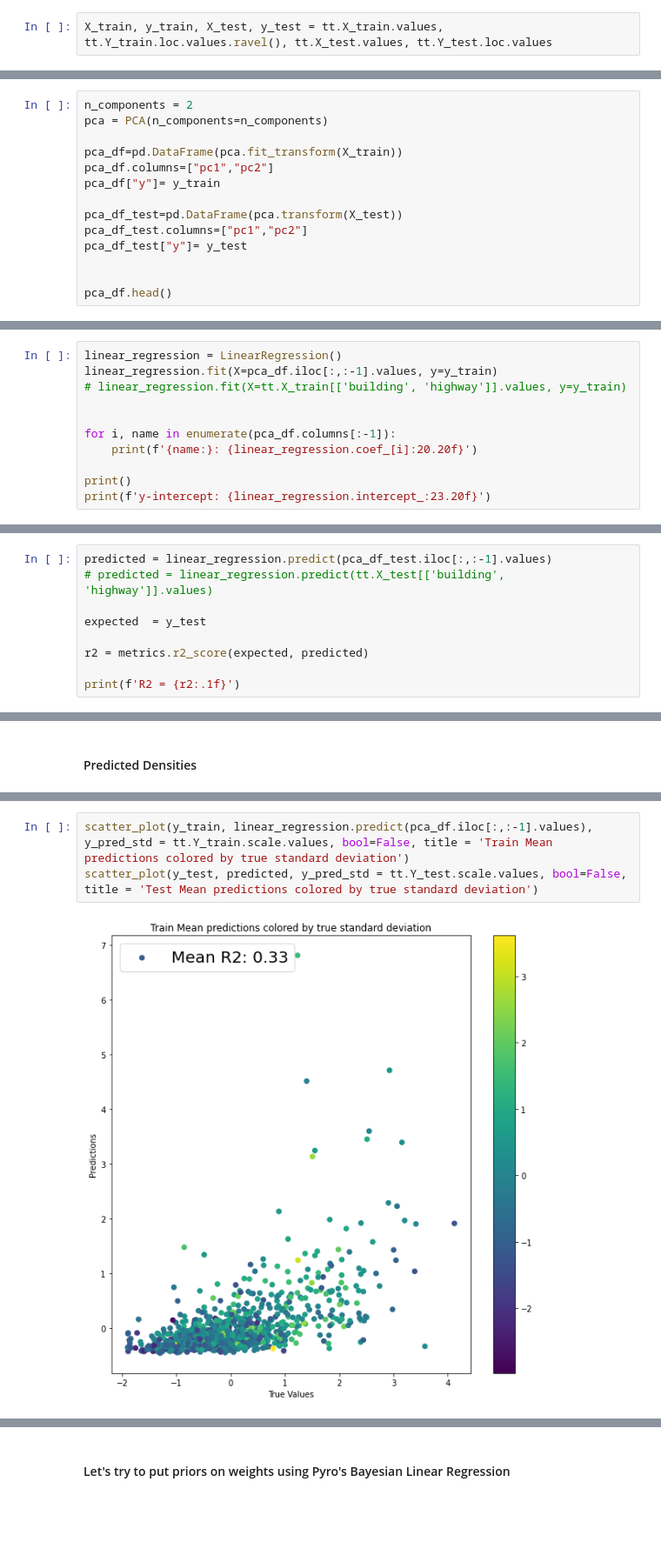
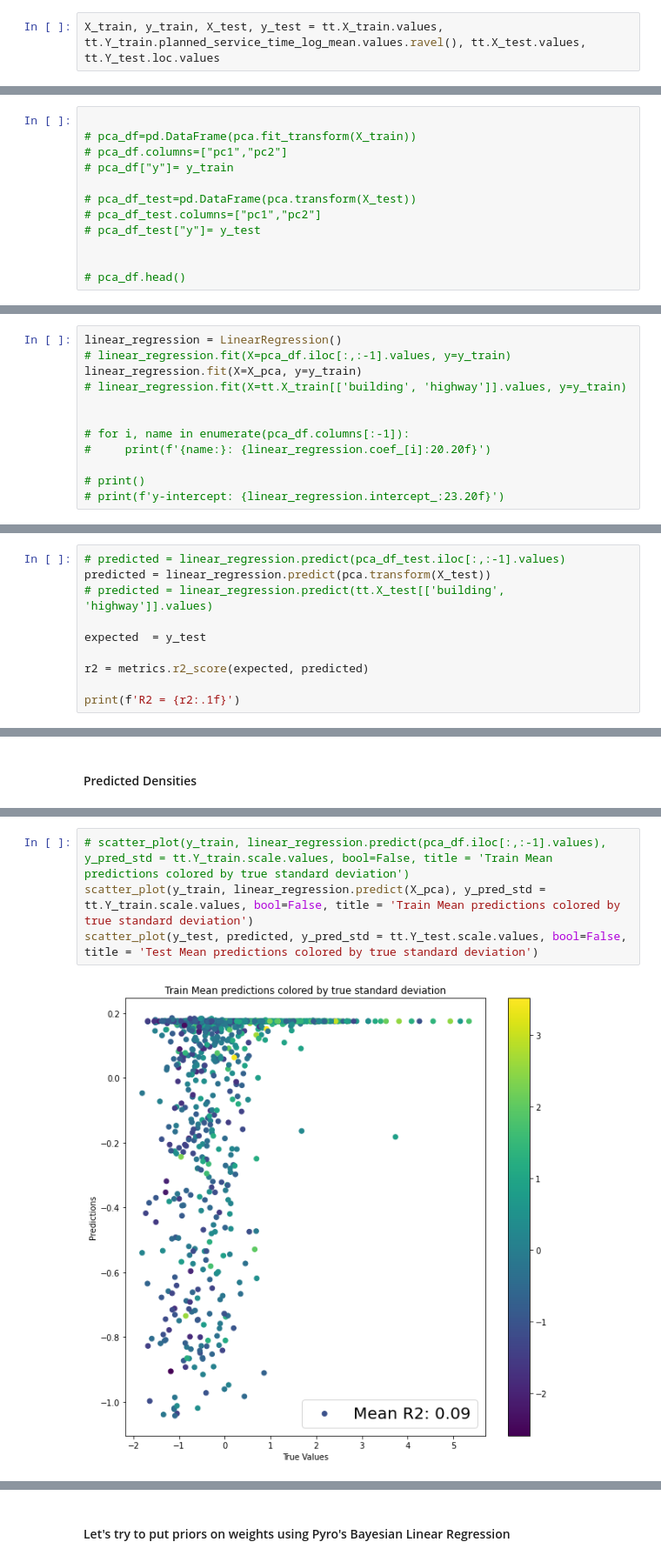
Before and after one commit to KumarNavish/ganRegression, a Jupyter notebook: notebook/GPytorch_regression.ipynb, the cells around one changed output, grey strips where cells are left out. Shown at 87% size. Drawn from its saved outputs; the diff is of its cells as text; blank space fills up the shorter version.

```diff
--- a/notebook/GPytorch_regression.ipynb
+++ b/notebook/GPytorch_regression.ipynb
@@ -192,7 +226,7 @@ tt.X_train.building.hist()
 #             idx = idx.tolist()
 #         return self._x_df[idx], self._y_df[idx]
 # %%
-X_train, y_train, X_test, y_test = tt.X_train.values, tt.Y_train.loc.values.ravel(), tt.X_test.values, tt.Y_test.loc.values
+X_train, y_train, X_test, y_test = tt.X_train.values, tt.Y_train.planned_service_time_log_mean.values.ravel(), tt.X_test.values, tt.Y_test.loc.values
 # %% [markdown]
 ### 2-PCA: Let's try to understand the data itself by projecting it onto a lower dimensional space
 * But first let's see the distribution of log service times
@@ -220,14 +281,12 @@ from sklearn import metrics
 # %%
-n_components = 2
-pca = PCA(n_components=n_components)
 
-pca_df=pd.DataFrame(pca.fit_transform(X_train))
-pca_df.columns=["pc1","pc2"]
-pca_df["y"]= y_train
+# pca_df=pd.DataFrame(pca.fit_transform(X_train))
+# pca_df.columns=["pc1","pc2"]
+# pca_df["y"]= y_train
 
-pca_df_test=pd.DataFrame(pca.transform(X_test))
-pca_df_test.columns=["pc1","pc2"]
-pca_df_test["y"]= y_test
+# pca_df_test=pd.DataFrame(pca.transform(X_test))
+# pca_df_test.columns=["pc1","pc2"]
+# pca_df_test["y"]= y_test
 
 
-pca_df.head()
+# pca_df.head()
@@ -349,12 +379,13 @@ linear regression line: Slope = -0.04, Constant = 0.00
 # %%
 linear_regression = LinearRegression()
-linear_regression.fit(X=pca_df.iloc[:,:-1].values, y=y_train)
+# linear_regression.fit(X=pca_df.iloc[:,:-1].values, y=y_train)
+linear_regression.fit(X=X_pca, y=y_train)
 # linear_regression.fit(X=tt.X_train[['building', 'highway']].values, y=y_train)
 
 
-for i, name in enumerate(pca_df.columns[:-1]):
-    print(f'{name:}: {linear_regression.coef_[i]:20.20f}')
+# for i, name in enumerate(pca_df.columns[:-1]):
+#     print(f'{name:}: {linear_regression.coef_[i]:20.20f}')
 
-print()
-print(f'y-intercept: {linear_regression.intercept_:23.20f}')
+# print()
+# print(f'y-intercept: {linear_regression.intercept_:23.20f}')
 # %% [output]
@@ -382,7 +410,8 @@ def scatter_plot(y_test, y_pred, y_test_std = tt.Y_test.scale, y_pred_std = tt.Y
     plt.ticklabel_format(style='plain')
     plt.show()
 # %%
-predicted = linear_regression.predict(pca_df_test.iloc[:,:-1].values)
+# predicted = linear_regression.predict(pca_df_test.iloc[:,:-1].values)
+predicted = linear_regression.predict(pca.transform(X_test))
 # predicted = linear_regression.predict(tt.X_test[['building', 'highway']].values)
 
 expected  = y_test
@@ -454,5 +483,6 @@ axes[1].legend()
 # %%
-scatter_plot(y_train, linear_regression.predict(pca_df.iloc[:,:-1].values), y_pred_std = tt.Y_train.scale.values, bool=False, title = 'Train Mean predictions colored by true standard deviation')
+# scatter_plot(y_train, linear_regression.predict(pca_df.iloc[:,:-1].values), y_pred_std = tt.Y_train.scale.values, bool=False, title = 'Train Mean predictions colored by true standard deviation')
+scatter_plot(y_train, linear_regression.predict(X_pca), y_pred_std = tt.Y_train.scale.values, bool=False, title = 'Train Mean predictions colored by true standard deviation')
 scatter_plot(y_test, predicted, y_pred_std = tt.Y_test.scale.values, bool=False, title = 'Test Mean predictions colored by true standard deviation')
 # %% [output]
-[figure, old version]
+[figure, new version]
```
Also changed, not shown: parts of 47 cells of this notebook, 3 other files.
